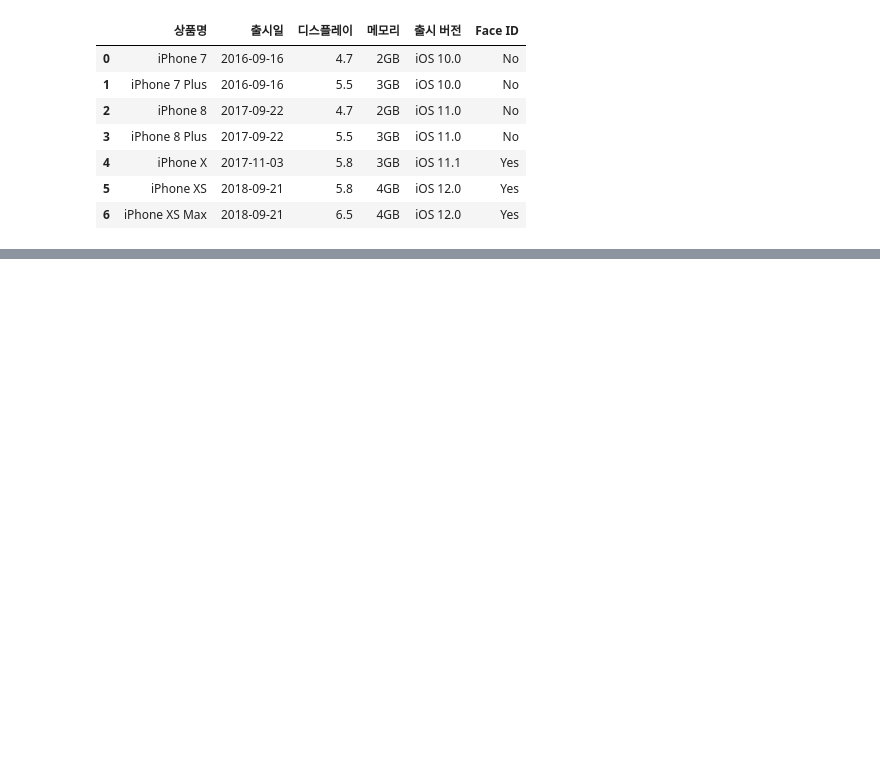
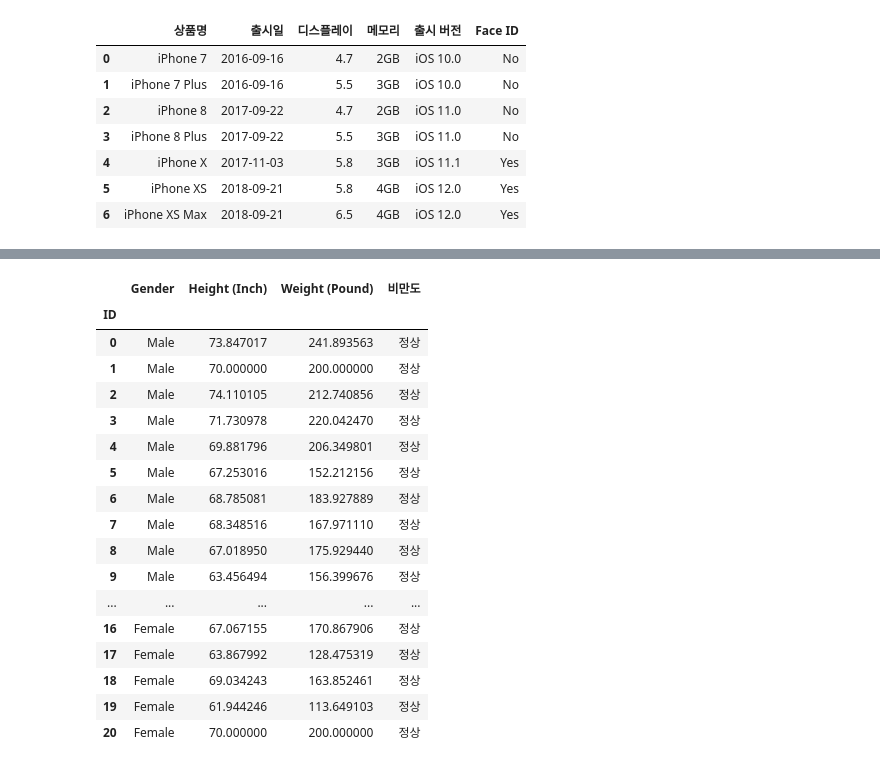
Before and after one commit to bhj8551/rehablitation, a Jupyter notebook: data_science_basic/study_dataframe.ipynb, the cells around one changed output, grey strips where cells are left out. Drawn from its saved outputs; the diff is of its cells as text; code cells hidden in the pictures; blank space fills up the shorter version.

```diff
--- a/data_science_basic/study_dataframe.ipynb
+++ b/data_science_basic/study_dataframe.ipynb
@@ -92,0 +586,3 @@ iphone_df
+# %%
+df = pd.read_csv('../data/body_imperial2.csv', index_col=0)
+df
@@ -92,0 +608,24 @@ iphone_df
+# %%
+df['비만도'] = '정상'
+df.loc[:10, 'Gender'] = 'Male'
+df.loc[11:, 'Gender'] = 'Female'
+df
+# %% [output]
+|  | Gender | Height (Inch) | Weight (Pound) | 비만도 |
+| ID |  |  |  |  |
+| 0 | Male | 73.847017 | 241.893563 | 정상 |
+| 1 | Male | 70.000000 | 200.000000 | 정상 |
+| 2 | Male | 74.110105 | 212.740856 | 정상 |
+| 3 | Male | 71.730978 | 220.042470 | 정상 |
+| 4 | Male | 69.881796 | 206.349801 | 정상 |
+| 5 | Male | 67.253016 | 152.212156 | 정상 |
+| 6 | Male | 68.785081 | 183.927889 | 정상 |
+| 7 | Male | 68.348516 | 167.971110 | 정상 |
+| 8 | Male | 67.018950 | 175.929440 | 정상 |
+| 9 | Male | 63.456494 | 156.399676 | 정상 |
+| ... | ... | ... | ... | ... |
+| 16 | Female | 67.067155 | 170.867906 | 정상 |
+| 17 | Female | 63.867992 | 128.475319 | 정상 |
+| 18 | Female | 69.034243 | 163.852461 | 정상 |
+| 19 | Female | 61.944246 | 113.649103 | 정상 |
+| 20 | Female | 70.000000 | 200.000000 | 정상 |
```
Also changed, not shown: parts of 89 cells of this notebook, 8 other files.
